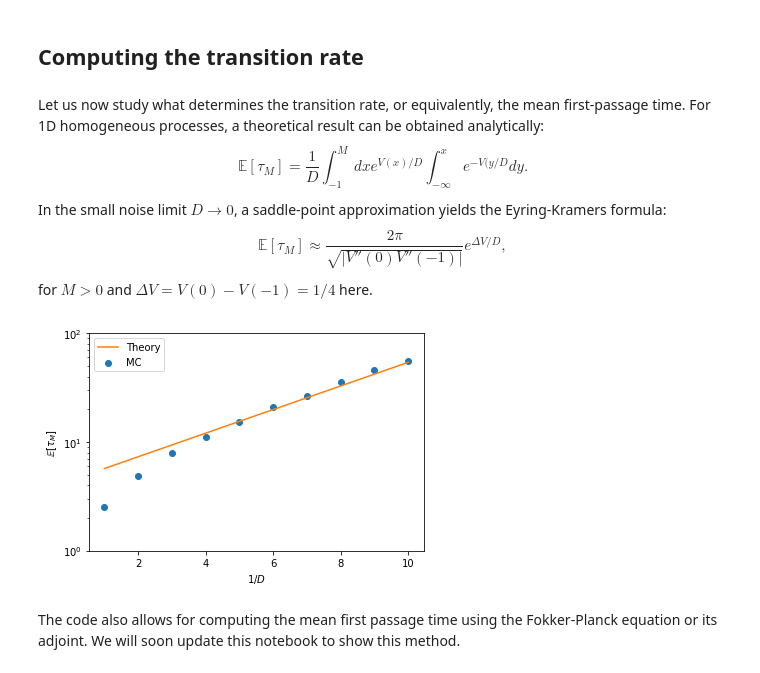
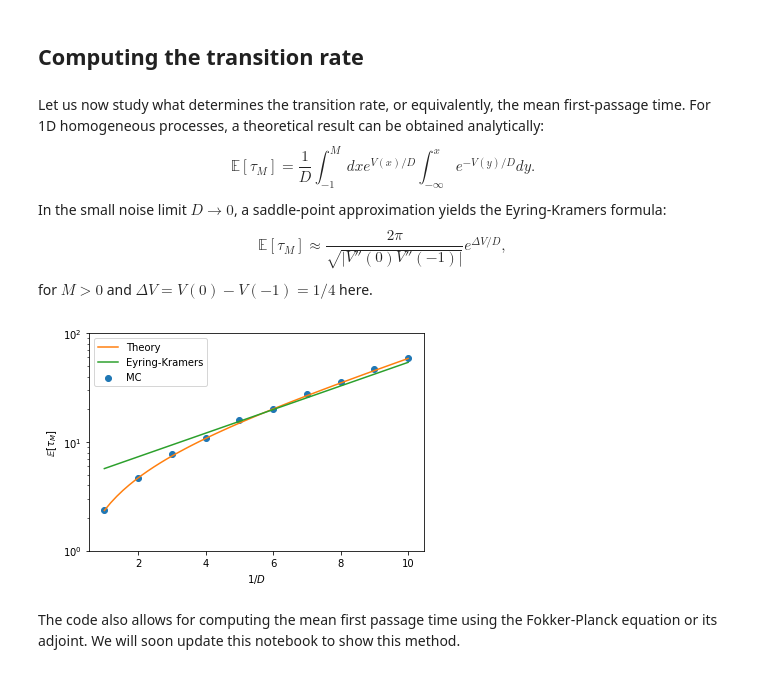
Before and after one commit to cbherbert/stochrare, a Jupyter notebook: doc/notebooks/Kramers.ipynb, the cells around one changed output. Drawn from its saved outputs; the diff is of its cells as text; code cells hidden in the pictures.

Commit message:
Add theoretical formula for first-passage time

```diff
--- a/doc/notebooks/Kramers.ipynb
+++ b/doc/notebooks/Kramers.ipynb
@@ -122,7 +122,7 @@ ax.legend();
 # %% [markdown]
 Let us now study what determines the transition rate, or equivalently, the mean first-passage time.
 For 1D homogeneous processes, a theoretical result can be obtained analytically:
-$$ \mathbb{E}[\tau_M] = \frac{1}{D} \int_{-1}^{M} dx e^{V(x)/D} \int_{-\infty}^x e^{-V(y/D}dy.$$
+$$ \mathbb{E}[\tau_M] = \frac{1}{D} \int_{-1}^{M} dx e^{V(x)/D} \int_{-\infty}^x e^{-V(y)/D}dy.$$
 In the small noise limit $D \to 0$, a saddle-point approximation yields the Eyring-Kramers formula:
 $$ \mathbb{E}[\tau_M] \approx \frac{2\pi}{\sqrt{|V''(0)V''(-1)|}}e^{\Delta V/D},$$
 for $M> 0$ and $\Delta V=V(0)-V(-1)=1/4$ here.
@@ -132,10 +132,13 @@ mfpt_mc = np.array([sp.firstpassage.FirstPassageProcess(DoubleWell(D)).escapetim
 # %%
 ax = plt.axes(xlabel=r'$1/D$', ylabel=r'$\mathbb{E}[\tau_M]$', yscale='log', ylim=(1, 100))
 ax.scatter(np.arange(1, 11), mfpt_mc, label='MC');
-ax.plot(np.linspace(1, 10), np.sqrt(2)*np.pi*np.exp(0.25*np.linspace(1, 10)), label='Theory', color='C1')
+invD = np.linspace(1, 10)
+ax.plot(invD, np.array([sp.firstpassage.FirstPassageProcess(DoubleWell(D)).firstpassagetime_avg_theory(-1, 0.5)
+                        for D in 1./invD])[:, 1, 0], label='Theory', color='C1')
+ax.plot(invD, np.sqrt(2)*np.pi*np.exp(0.25*invD), label='Eyring-Kramers', color='C2')
 ax.legend();
 # %% [output]
-[figure, old version]
+[figure, new version]
 # %% [markdown]
 The code also allows for computing the mean first passage time using the Fokker-Planck equation or its adjoint. We will soon update this notebook to show this method.
 # %% [markdown]
```
Also changed, not shown: 1 other file.
